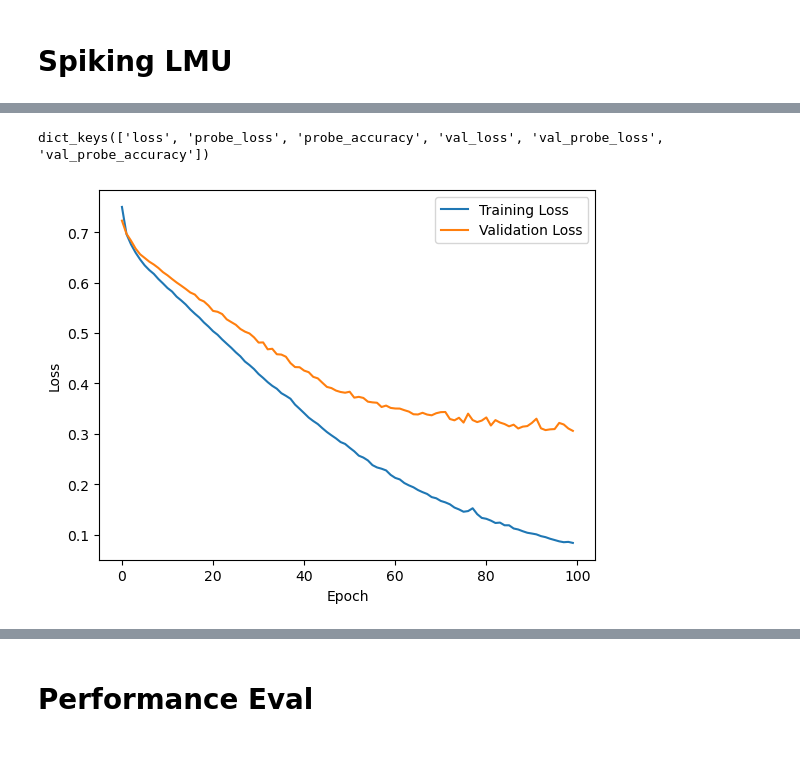
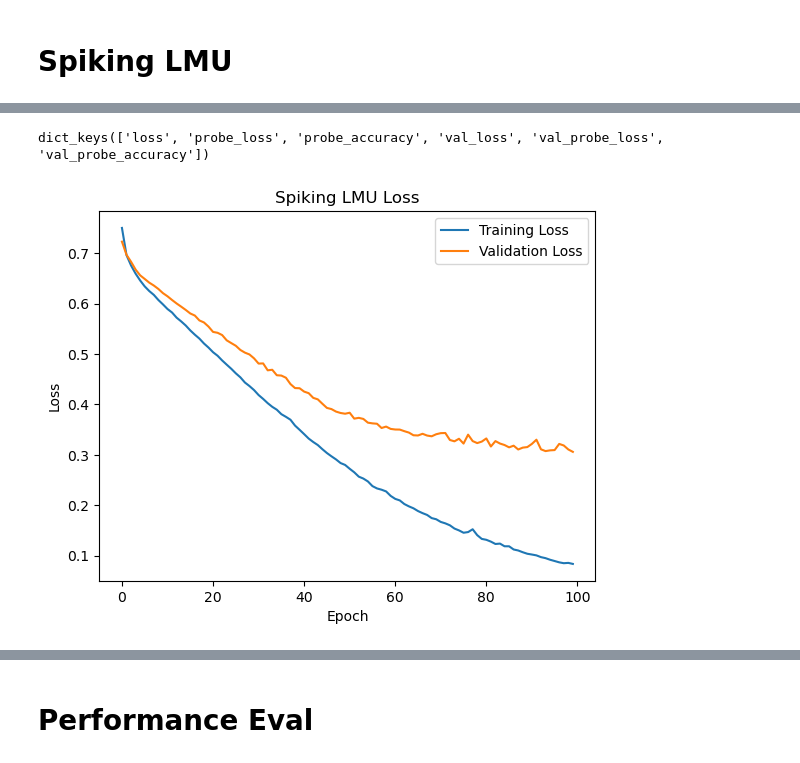
Before and after one commit to anmutechsupport/Energy-Efficient-Decoding-of-EEG-Motor-Imagery-using-Spiking-Legendre-Memory-Units, a Jupyter notebook: ml/training-bci2000.ipynb, the cells around one changed output, grey strips where cells are left out. Saved outputs shown, nothing was run; the diff lists cells and outputs as text; code cells hidden in the pictures.

```diff
--- a/ml/training-bci2000.ipynb
+++ b/ml/training-bci2000.ipynb
@@ -1522,7 +1550,7 @@ with nengo_dl.Simulator(net, minibatch_size=128, unroll_simulation=3, progress_b
         metrics=['accuracy']
     )
     sim.keras_model.summary()
-    history = sim.fit(X_train, y_train_3, batch_size=128, epochs=100, validation_data=(X_val, y_val_3))
+    history_lmu_spiking = sim.fit(X_train, y_train_3, batch_size=128, epochs=100, validation_data=(X_val, y_val_3))
     sim.save_params("./spikingLMU_params")
 
     test_acc = sim.evaluate(X_test, y_test_3, verbose=0)["probe_accuracy"]
@@ -1567,15 +1595,16 @@ Final test accuracy: 91.15
 # %%
 # plot the training and validation loss
 # Get the training and validation loss history
-print(history.history.keys())
+print(history_lmu_spiking.history.keys())
 
 # Plot the training and validation loss
-plt.plot(history.history['loss'], label='Training Loss')
-plt.plot(history.history['val_loss'], label='Validation Loss')
+plt.plot(history_lmu_spiking.history['loss'], label='Training Loss')
+plt.plot(history_lmu_spiking.history['val_loss'], label='Validation Loss')
+plt.title("Spiking LMU Loss")
 plt.xlabel('Epoch')
 plt.ylabel('Loss')
 plt.legend()
 plt.show()
 # %% [output]
 dict_keys(['loss', 'probe_loss', 'probe_accuracy', 'val_loss', 'val_probe_loss', 'val_probe_accuracy'])
-[figure, old version]
+[figure, new version]
```
Also changed, not shown: parts of 16 cells of this notebook, 8 other files.
